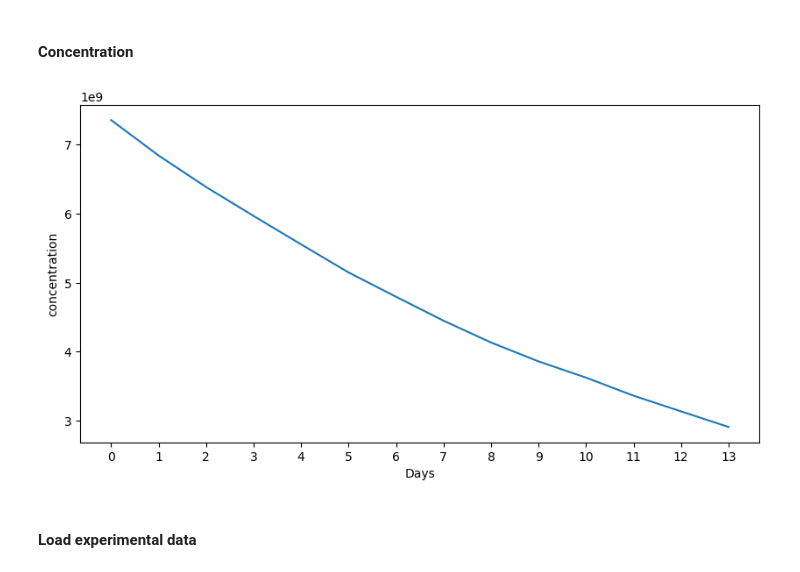
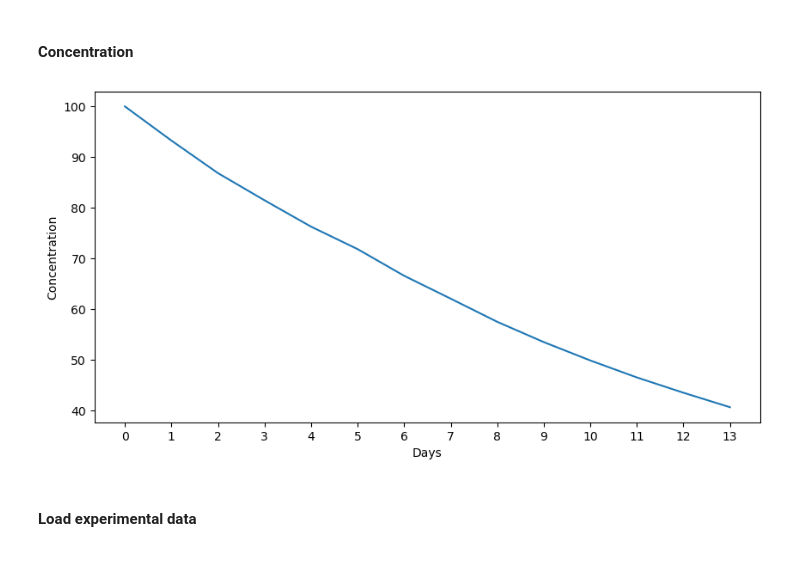
Before and after one commit to mhurtado13/ABM_NLC-CLL, a Jupyter notebook: Physicell_NLCs-CLL/scripts/NLCs-CLL_Analysis.ipynb, the cells around one changed output. Saved outputs shown, nothing was run; the diff lists cells and outputs as text; code cells hidden in the pictures.

Commit message:
[FIX] concentration calculation in collect_data.py change volume of CLL cells based on paper information simulation based on cell density equal 55% for CLL cells

```diff
--- a/Physicell_NLCs-CLL/scripts/NLCs-CLL_Analysis.ipynb
+++ b/Physicell_NLCs-CLL/scripts/NLCs-CLL_Analysis.ipynb
@@ -10,6 +10,6 @@ import pcdl
 # %% [markdown]
 #### Load data
 # %%
-dir_output = '../output_1/'
-mcdsts = pcdl.TimeSeries(dir_output, settingxml="../config/configuration_file_1.xml")
+dir_output = '../output'
+mcdsts = pcdl.TimeSeries(dir_output, settingxml="NLC_CLL.xml")
 # %% [output]
@@ -103,22 +86,37 @@ For example, when doing 'df[col].method(value, inplace=True)', try using 'df.met
 # %% [markdown]
 #### Concentration
 # %%
-#Cells alive / Volume
-volumen = 0.0000648 #cm3 648x10**-7
+initial = timesteps[0].get_cell_df(states=2)
+CLL_initial = len(initial[(initial['cell_type']=="cancer")])
+apoptotic_initial = len(initial[(initial['cell_type']=="apoptotic")])
 
+positions = []
+for days in range(0,14):
+    hours = 24*days
+    positions.append(hours)
+
+alive = [CLL_initial]
+for i in range(1, len(positions)):
+  step = timesteps[positions[i]].get_cell_df(states=2)
+  number_alive = len(step[(step['cell_type']=='cancer')&(step['dead']==False)])
+  alive.append(number_alive)
+
+CLL_alive = pd.Series(alive, name="Cells_alive")
+
+#concentration at time t =  CLL alive at time t / (CLL initial)
 concentration = []
-for i in CLL_alive:
-    number = round(i/volumen,2)*100
+for i in range(len(CLL_alive)):
+    number = (CLL_alive[i]/CLL_initial)*100
     concentration.append(number)
 
 concentration = pd.Series(concentration, name = "CLL concentration")
 
 fig, ax = plt.subplots(figsize=(10, 5))
-concentration.T.plot(kind='line', xlabel='Days', ylabel='concentration', logy=False, ax=ax)
+concentration.T.plot(kind='line', xlabel='Days', ylabel='Concentration', logy=False, ax=ax)
 ax.set_xticks(concentration.index)
 plt.show()
 # %% [output]
-[figure, old version]
+[figure, new version]
 # %% [markdown]
 #### Load experimental data
 # %%
```
Also changed, not shown: parts of 2 cells of this notebook, 36 other files.
